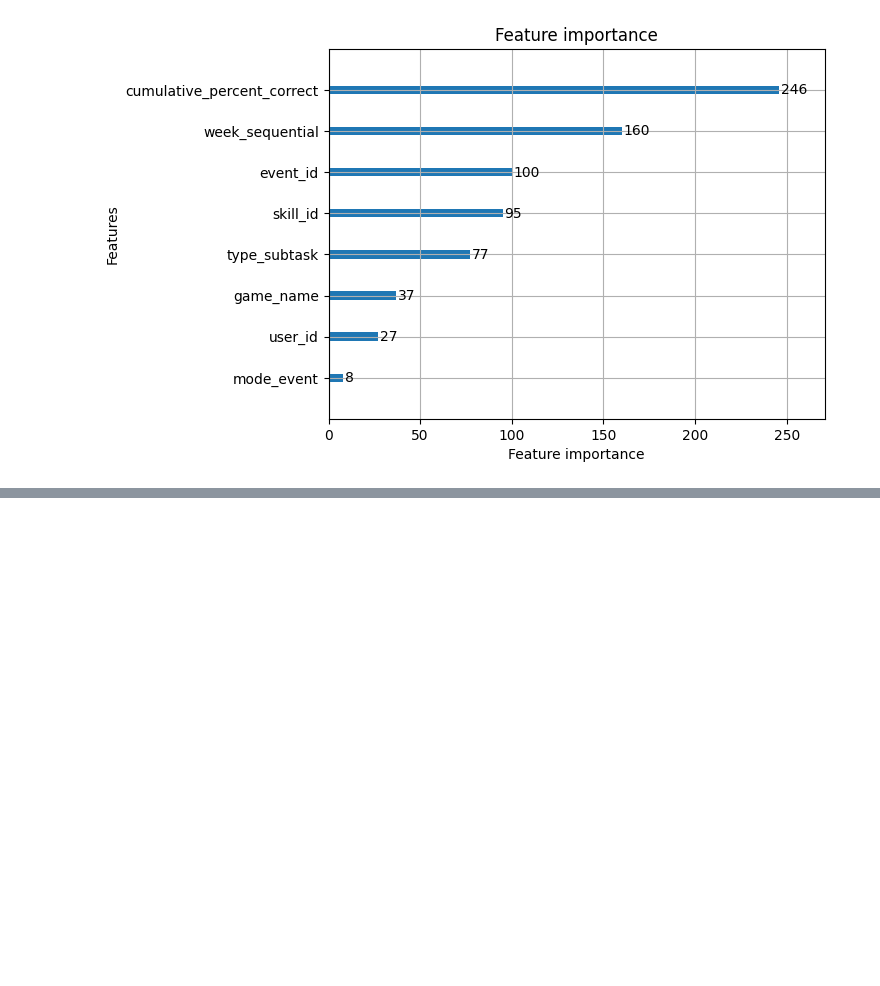
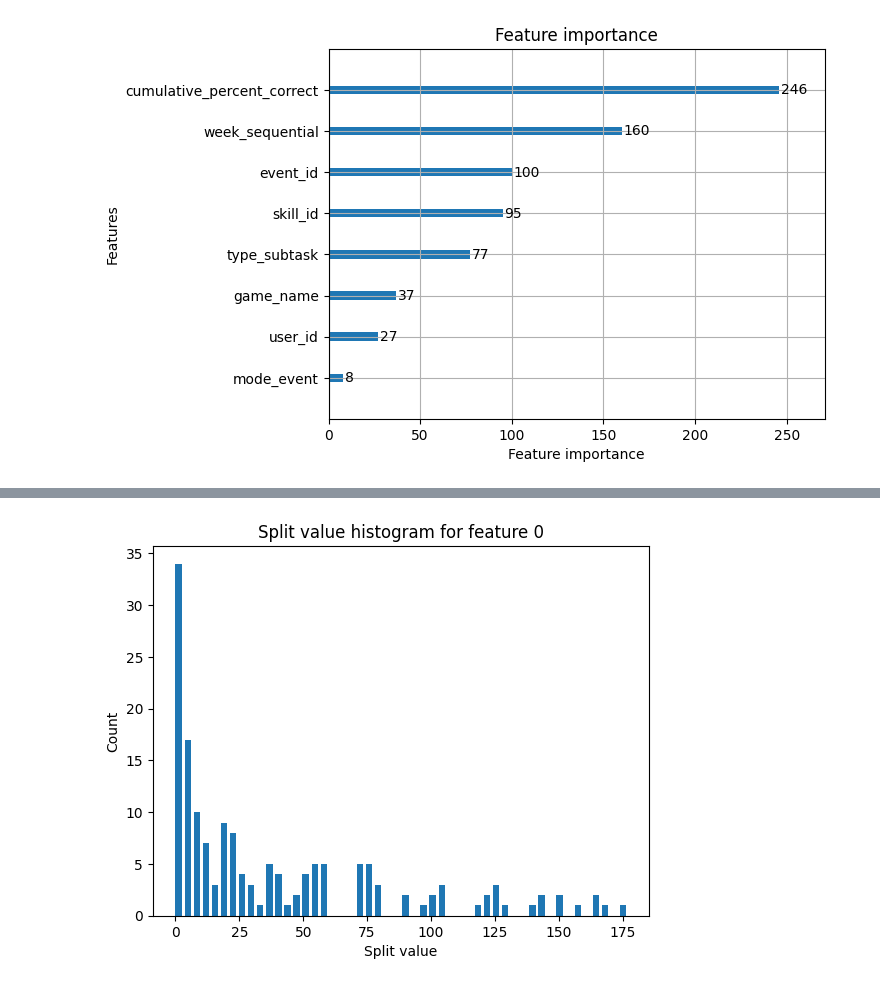
Before and after one commit to ewaMiazga/mlbdProject-2023, a Jupyter notebook: Experiments.ipynb, the cells around one changed output, grey strips where cells are left out. Cells and saved outputs as stored; diff of their text form; code cells hidden in the pictures; blank space fills up the shorter version.

```diff
--- a/Experiments.ipynb
+++ b/Experiments.ipynb
@@ -157,3 +202,11 @@ lgb.plot_importance(model)
 plt.show()
 # %% [output]
 [figure]
+# %%
+# compute the split value histogram for the selected feature
+hist, bin_edges = model.get_split_value_histogram('week_sequential', bins=50, xgboost_style=False)
+
+# print the histogram and bin edges
+print('Split value histogram for feature {}:'.format(0))
+print('Bin edges:', bin_edges)
+print('Histogram:', hist)
@@ -159,0 +231,13 @@ plt.show()
+# %%
+# plot the histogram
+plt.bar(bin_edges[:-1], hist, width=(bin_edges[1]-bin_edges[0])*0.7, align='edge')
+
+# add labels and title
+plt.xlabel('Split value')
+plt.ylabel('Count')
+plt.title('Split value histogram for feature {}'.format(0))
+
+# display the plot
+plt.show()
+# %% [output]
+[figure, added]
```
Also changed, not shown: parts of 17 cells of this notebook, 1 other file.
